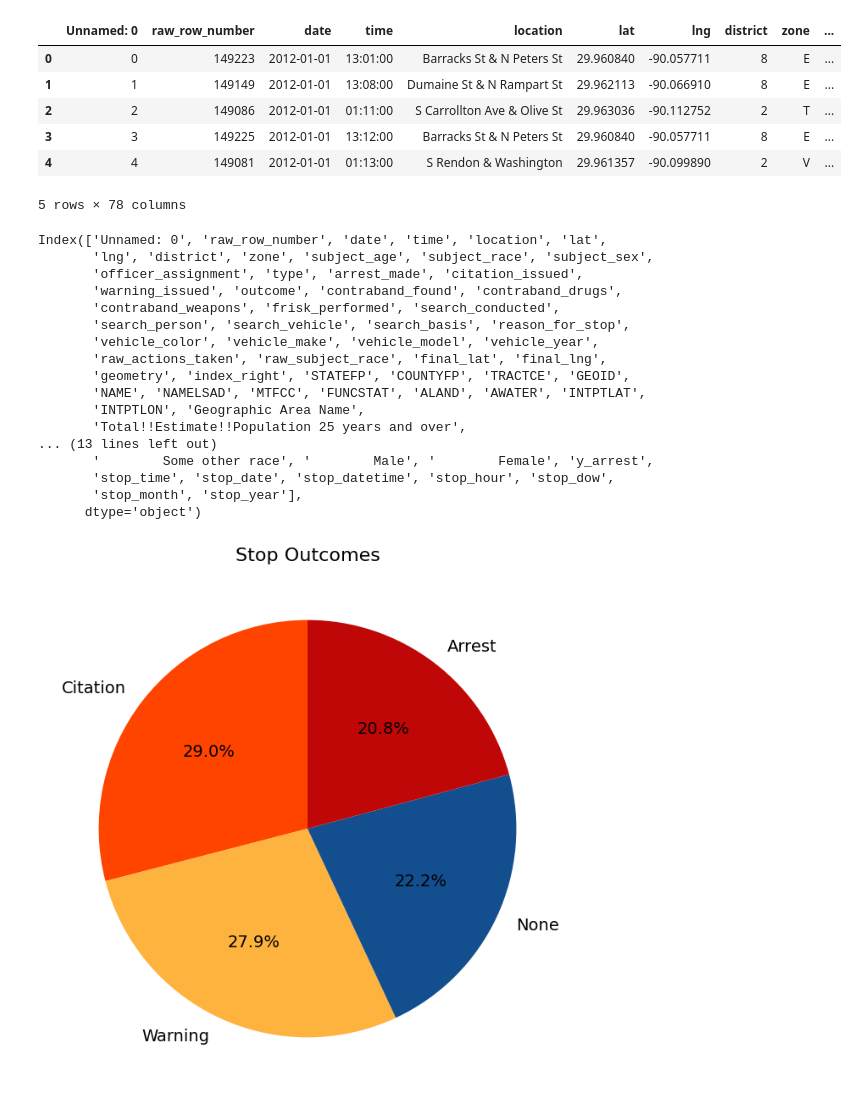
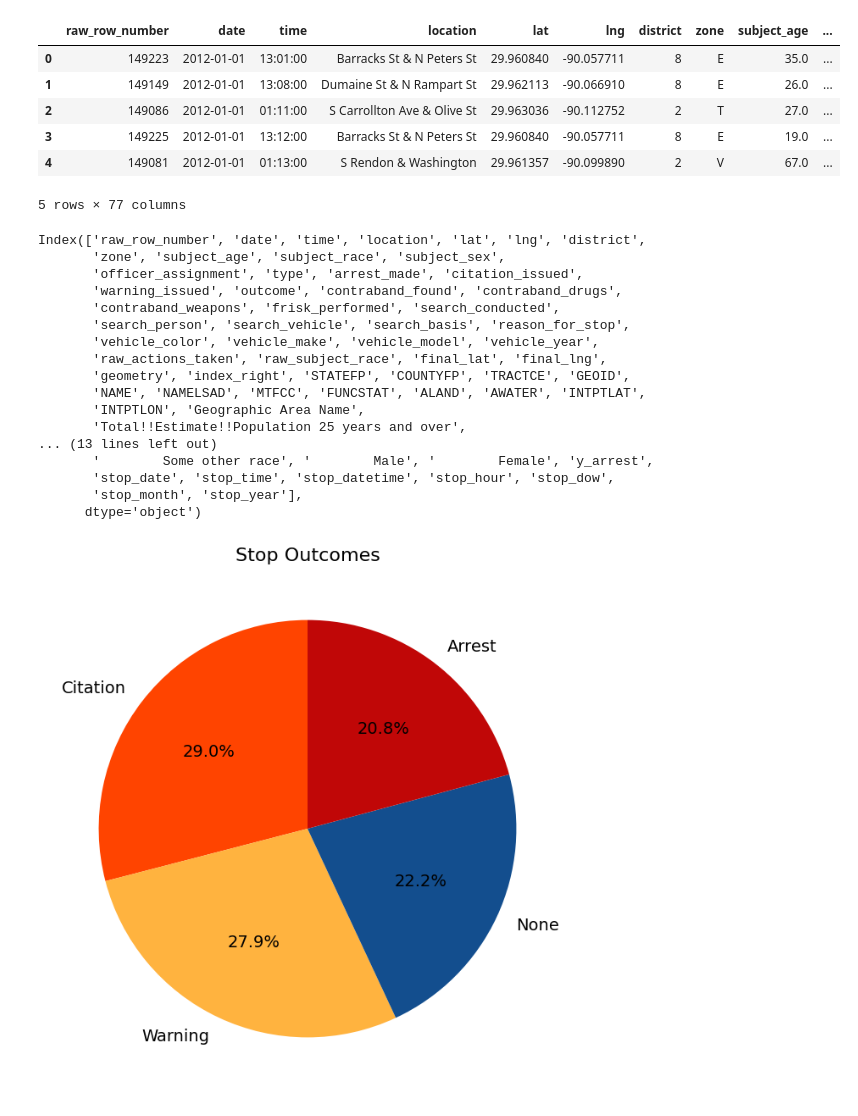
Before and after one commit to utexas-SDS-357/sds357-project-sp26-cook-the-data-cajun-way, a Jupyter notebook: notebooks/eda.ipynb, the cells around one changed output. Cells and saved outputs as stored; diff of their text form; code cells hidden in the pictures.

```diff
--- a/notebooks/eda.ipynb
+++ b/notebooks/eda.ipynb
@@ -7,23 +7,23 @@ import matplotlib.pyplot as plt
 import seaborn as sns
 # %%
 # read in data
-url = "https://github.com/utexas-SDS-357/sds357-project-sp26-cook-the-data-cajun-way/raw/ab264781f4785c36f655163a2b45d28e66f26571/acs-and-shape-data/stops_clean.csv.gz"
+url = "../data/processed/stops_clean.csv.gz"
 stops = pd.read_csv(url)
 stops.head()
 # %% [output]
-|  | Unnamed: 0 | raw_row_number | date | time | location | lat | lng | district | zone | ... |
-| 0 | 0 | 149223 | 2012-01-01 | 13:01:00 | Barracks St & N Peters St | 29.960840 | -90.057711 | 8 | E | ... |
-| 1 | 1 | 149149 | 2012-01-01 | 13:08:00 | Dumaine St & N Rampart St | 29.962113 | -90.066910 | 8 | E | ... |
-| 2 | 2 | 149086 | 2012-01-01 | 01:11:00 | S Carrollton Ave & Olive St | 29.963036 | -90.112752 | 2 | T | ... |
-| 3 | 3 | 149225 | 2012-01-01 | 13:12:00 | Barracks St & N Peters St | 29.960840 | -90.057711 | 8 | E | ... |
-| 4 | 4 | 149081 | 2012-01-01 | 01:13:00 | S Rendon & Washington | 29.961357 | -90.099890 | 2 | V | ... |
+|  | raw_row_number | date | time | location | lat | lng | district | zone | subject_age | ... |
+| 0 | 149223 | 2012-01-01 | 13:01:00 | Barracks St & N Peters St | 29.960840 | -90.057711 | 8 | E | 35.0 | ... |
+| 1 | 149149 | 2012-01-01 | 13:08:00 | Dumaine St & N Rampart St | 29.962113 | -90.066910 | 8 | E | 26.0 | ... |
+| 2 | 149086 | 2012-01-01 | 01:11:00 | S Carrollton Ave & Olive St | 29.963036 | -90.112752 | 2 | T | 27.0 | ... |
+| 3 | 149225 | 2012-01-01 | 13:12:00 | Barracks St & N Peters St | 29.960840 | -90.057711 | 8 | E | 19.0 | ... |
+| 4 | 149081 | 2012-01-01 | 01:13:00 | S Rendon & Washington | 29.961357 | -90.099890 | 2 | V | 67.0 | ... |
-5 rows × 78 columns
+5 rows × 77 columns
 # %%
 # examine columns
 stops.columns
 # %% [output]
-Index(['Unnamed: 0', 'raw_row_number', 'date', 'time', 'location', 'lat',
-       'lng', 'district', 'zone', 'subject_age', 'subject_race', 'subject_sex',
+Index(['raw_row_number', 'date', 'time', 'location', 'lat', 'lng', 'district',
+       'zone', 'subject_age', 'subject_race', 'subject_sex',
        'officer_assignment', 'type', 'arrest_made', 'citation_issued',
        'warning_issued', 'outcome', 'contraband_found', 'contraband_drugs',
        'contraband_weapons', 'frisk_performed', 'search_conducted',
@@ -36,7 +36,7 @@ Index(['Unnamed: 0', 'raw_row_number', 'date', 'time', 'location', 'lat',
        'Total!!Estimate!!Population 25 years and over',
 ... (13 lines left out)
        '        Some other race', '        Male', '        Female', 'y_arrest',
-       'stop_time', 'stop_date', 'stop_datetime', 'stop_hour', 'stop_dow',
+       'stop_date', 'stop_time', 'stop_datetime', 'stop_hour', 'stop_dow',
        'stop_month', 'stop_year'],
       dtype='object')
 # %%
```
Also changed, not shown: parts of 2 cells of this notebook, 3 other files.
